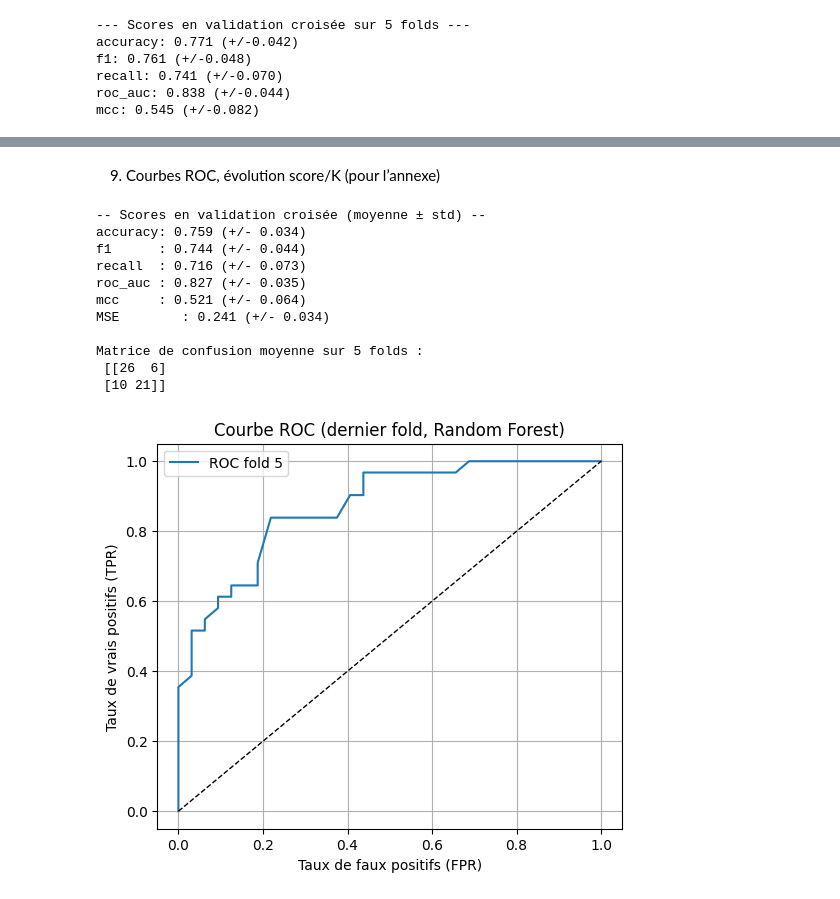
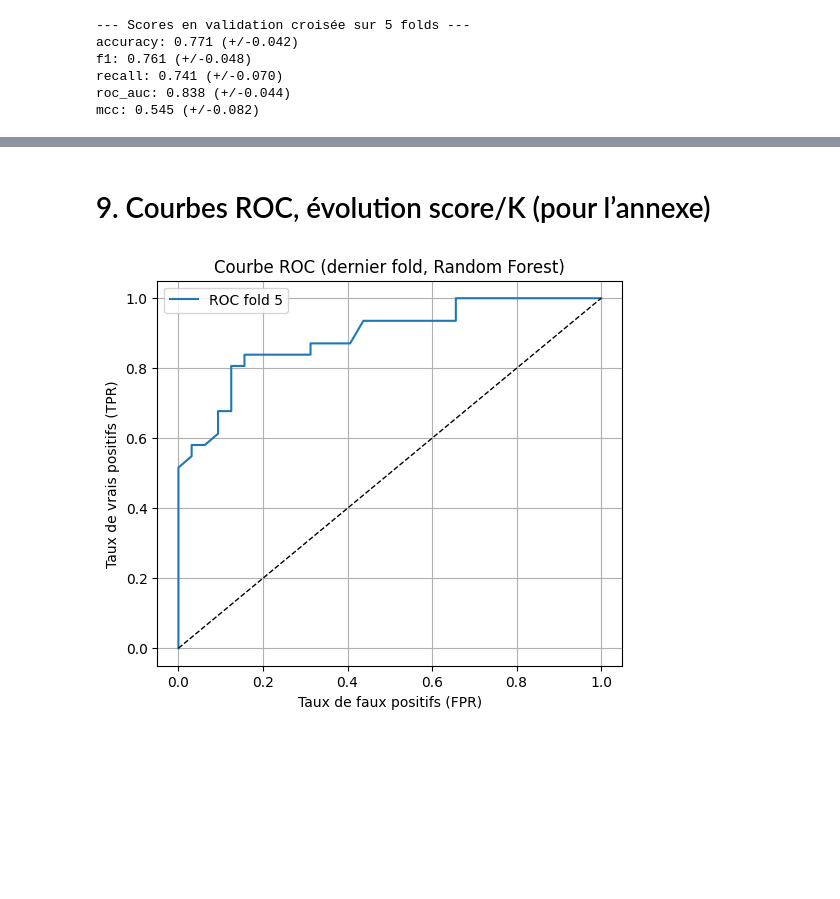
Before and after one commit to aboudoulaye/examen_ML, a Jupyter notebook: organiser.ipynb, the cells around one changed output, grey strips where cells are left out. Saved outputs shown, nothing was run; the diff lists cells and outputs as text; code cells hidden in the pictures; blank space fills up the shorter version.

```diff
--- a/organiser.ipynb
+++ b/organiser.ipynb
@@ -397,73 +433,28 @@ for name, clf in models.items():
 # %% [markdown]
-9. Courbes ROC, évolution score/K (pour l’annexe)
+# 9. Courbes ROC, évolution score/K (pour l’annexe)
 # %%
 import pandas as pd
 import numpy as np
 from sklearn.ensemble import RandomForestClassifier
-from sklearn.model_selection import cross_validate, StratifiedKFold
-from sklearn.metrics import accuracy_score, f1_score, recall_score, roc_auc_score, matthews_corrcoef, confusion_matrix, mean_squared_error, make_scorer
 
-# 1. Données déjà préparées : X_kbest (features sélectionnées), y (cible)
-
-
-
-cv = StratifiedKFold(n_splits=5, shuffle=True, random_state=42)
-rf = RandomForestClassifier(random_state=42, n_estimators=100)
-
-
-# 2. Validation croisée sur les principales métriques (hors MSE + matrice confusion)
-results = cross_validate(rf, X_kbest, y, cv=cv, scoring=scoring, return_train_score=False, return_estimator=True)
-
-# 3. MSE & matrice de confusion (non incluses par défaut dans cross_validate)
-mses = []
-cms = []
-for i, (train_idx, test_idx) in enumerate(cv.split(X_kbest, y)):
-    est = results['estimator'][i]
-    y_true = y.iloc[test_idx]
-    y_pred = est.predict(X_kbest[test_idx])
-    mse = mean_squared_error(y_true, y_pred)
-    mses.append(mse)
-    cms.append(confusion_matrix(y_true, y_pred))
-
-
-
-# 4. Synthèse des scores
-print("-- Scores en validation croisée (moyenne ± std) --")
-for metric in scoring:
-    values = results['test_'+metric]
-    print(f"{metric:8s}: {values.mean():.3f} (+/- {values.std():.3f})")
-print(f"MSE        : {np.mean(mses):.3f} (+/- {np.std(mses):.3f})")
-
-print("\nMatrice de confusion moyenne sur 5 folds :\n", mean_cm)
 
 # 5. ROC-AUC courbe sur le dernier fold pour exemple
 import matplotlib.pyplot as plt
 from sklearn.metrics import roc_curve
 
 est = results['estimator'][-1]
 X_test = X_kbest[test_idx]
 y_true = y.iloc[test_idx]
 y_prob = est.predict_proba(X_test)[:,1]
 fpr, tpr, _ = roc_curve(y_true, y_prob)
 plt.figure(figsize=(6,5))
 plt.plot(fpr, tpr, label='ROC fold 5', color='C0')
 plt.plot([0,1],[0,1],'k--', lw=1)
 plt.xlabel('Taux de faux positifs (FPR)')
 plt.ylabel('Taux de vrais positifs (TPR)')
 plt.title('Courbe ROC (dernier fold, Random Forest)')
 plt.legend()
 plt.grid()
 plt.show()
 # %% [output]
--- Scores en validation croisée (moyenne ± std) --
-accuracy: 0.759 (+/- 0.034)
-f1      : 0.744 (+/- 0.044)
-recall  : 0.716 (+/- 0.073)
-roc_auc : 0.827 (+/- 0.035)
-mcc     : 0.521 (+/- 0.064)
-MSE        : 0.241 (+/- 0.034)
-
-Matrice de confusion moyenne sur 5 folds :
- [[26  6]
- [10 21]]
-[figure, old version]
+[figure, new version]
```
Also changed, not shown: parts of 26 cells of this notebook, 1 other file.
